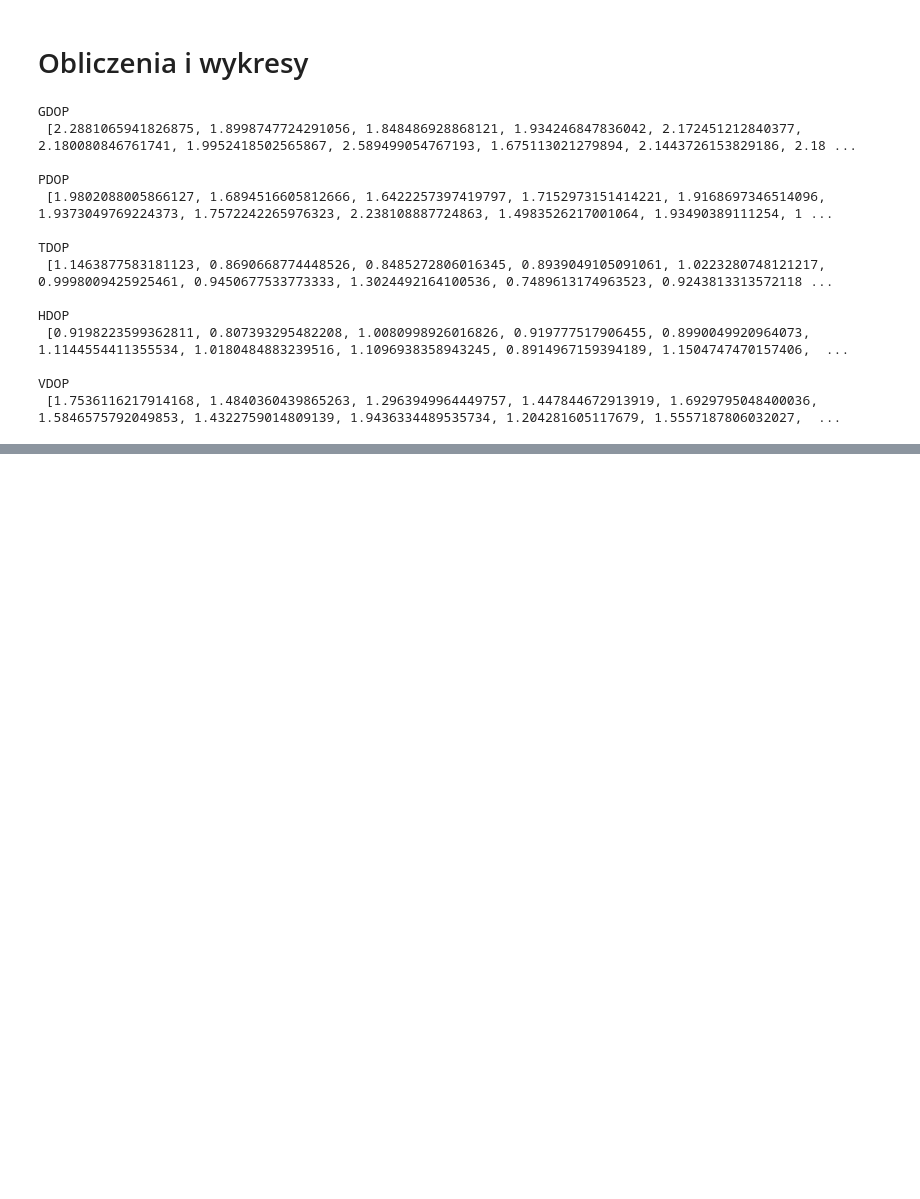
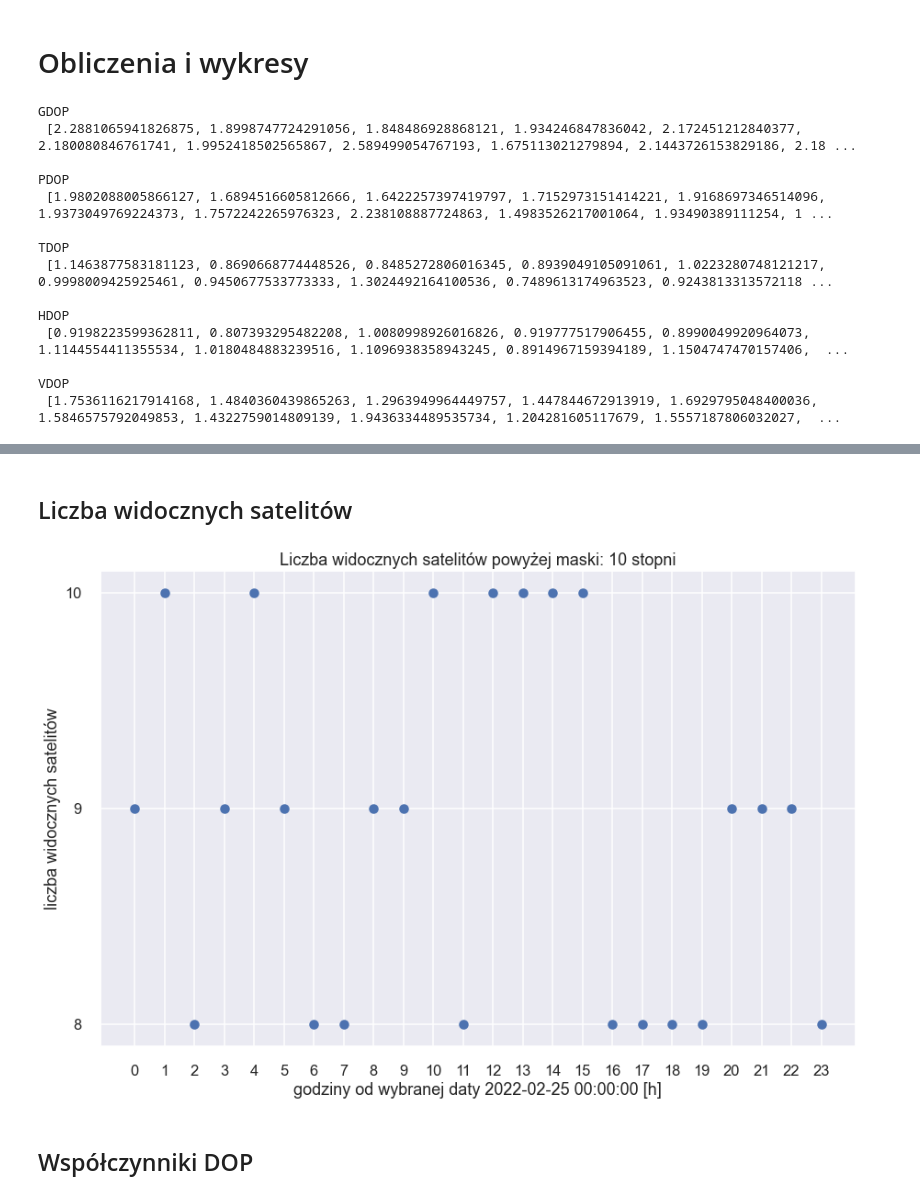
Before and after one commit to krz144/SNS, a Jupyter notebook: Projekt1/P1_almanach.ipynb, the cells around one changed output, grey strips where cells are left out. Cells and saved outputs as stored; diff of their text form; code cells hidden in the pictures; blank space fills up the shorter version.

```diff
--- a/Projekt1/P1_almanach.ipynb
+++ b/Projekt1/P1_almanach.ipynb
@@ -338,0 +354,15 @@ plt.show()
+# %% [markdown]
+## Liczba widocznych satelitów
+# %%
+plt.scatter(range(0,24),ile_widocznych)
+plt.title('Liczba widocznych satelitów powyżej maski: '+str(MASKA)+' stopni')
+plt.ylabel('liczba widocznych satelitów')
+plt.xlabel('godziny od wybranej daty ' + str(date(*DATA[0:3])) + ' ' + str(time(*DATA[3:])) + ' [h]')
+plt.xticks(np.arange(0,24))
+plt.yticks(np.arange(min(ile_widocznych),max(ile_widocznych)+1))
+plt.tight_layout()
+plt.show()
+# %% [output]
+[figure, added]
+# %% [markdown]
+## Współczynniki DOP
```
Also changed, not shown: parts of 9 cells of this notebook, 1 other file.
